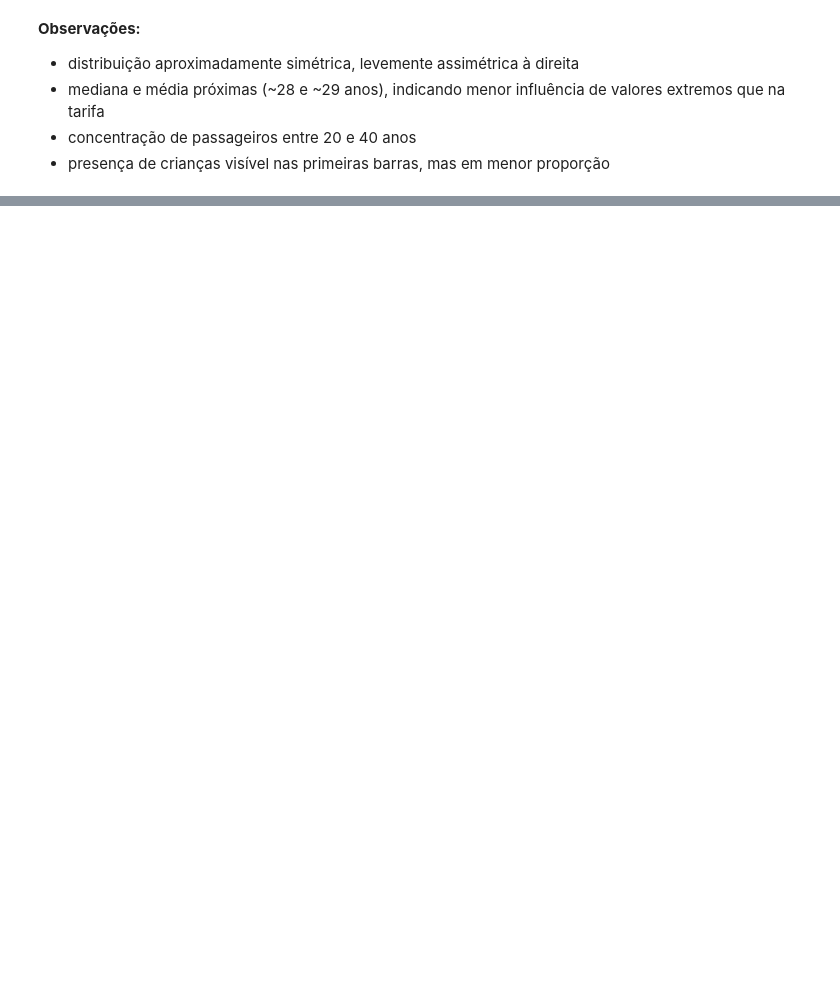
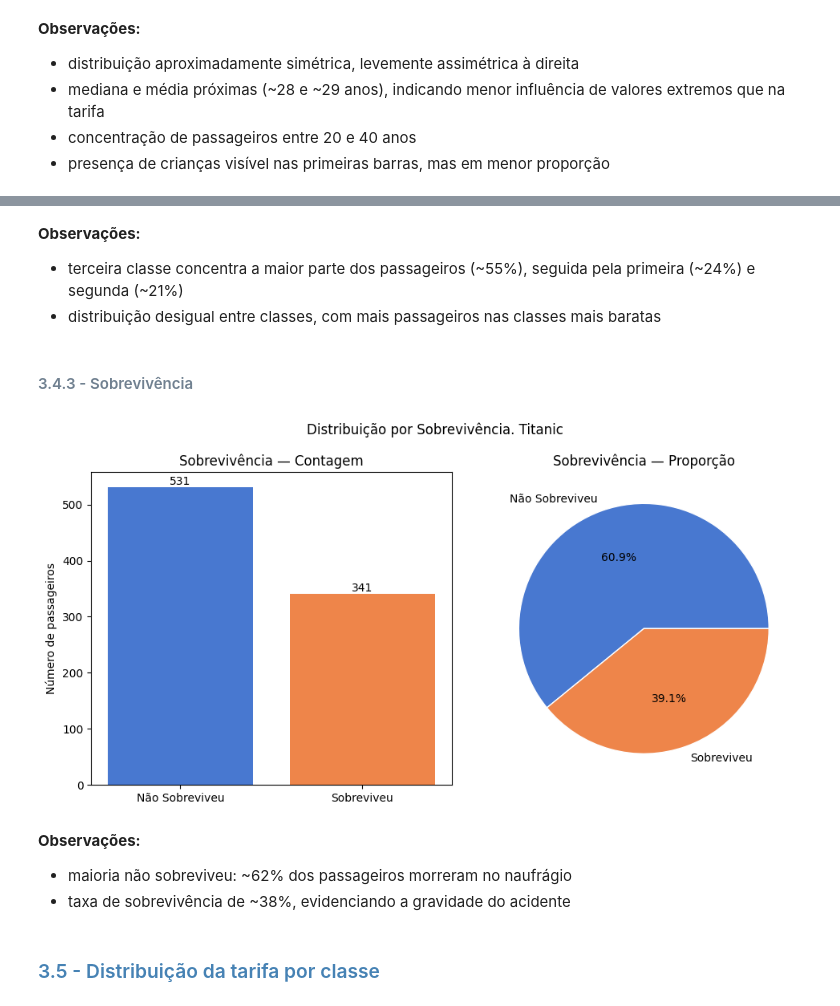
Before and after one commit to heitorctmba/MBA-01-estatistica-projeto_final, a Jupyter notebook: titanic.ipynb, the cells around one changed output, grey strips where cells are left out. Drawn from its saved outputs; the diff is of its cells as text; code cells hidden in the pictures; blank space fills up the shorter version.

```diff
--- a/titanic.ipynb
+++ b/titanic.ipynb
@@ -393,0 +456,31 @@ plt.show()
+# %% [markdown]
+**Observações:**
+- terceira classe concentra a maior parte dos passageiros (~55%), seguida pela primeira (~24%) e segunda (~21%)
+- distribuição desigual entre classes, com mais passageiros nas classes mais baratas
+# %% [markdown]
+#### <font color=slategray> 3.4.3 - Sobrevivência
+# %%
+contagem = titanic_df["Sobreviveu"].value_counts()
+cores = CORES[:len(contagem)]
+
+fig, (ax1, ax2) = plt.subplots(1, 2, figsize=(10, 5))
+
+barras = ax1.bar(contagem.index, contagem.values, color=cores)
+ax1.bar_label(barras)
+ax1.set_ylabel("Número de passageiros")
+ax1.set_title("Sobrevivência — Contagem")
+
+ax2.pie(contagem, labels=contagem.index, autopct="%1.1f%%", colors=cores, wedgeprops={"edgecolor": "white"})
+ax2.set_title("Sobrevivência — Proporção")
+
+plt.suptitle("Distribuição por Sobrevivência. Titanic")
+plt.tight_layout()
+plt.show()
+# %% [output]
+[figure, added]
+# %% [markdown]
+**Observações:**
+- maioria não sobreviveu: ~62% dos passageiros morreram no naufrágio
+- taxa de sobrevivência de ~38%, evidenciando a gravidade do acidente
+# %% [markdown]
+### <font color=steelblue> 3.5 - Distribuição da tarifa por classe
```
Also changed, not shown: parts of 9 cells of this notebook.
